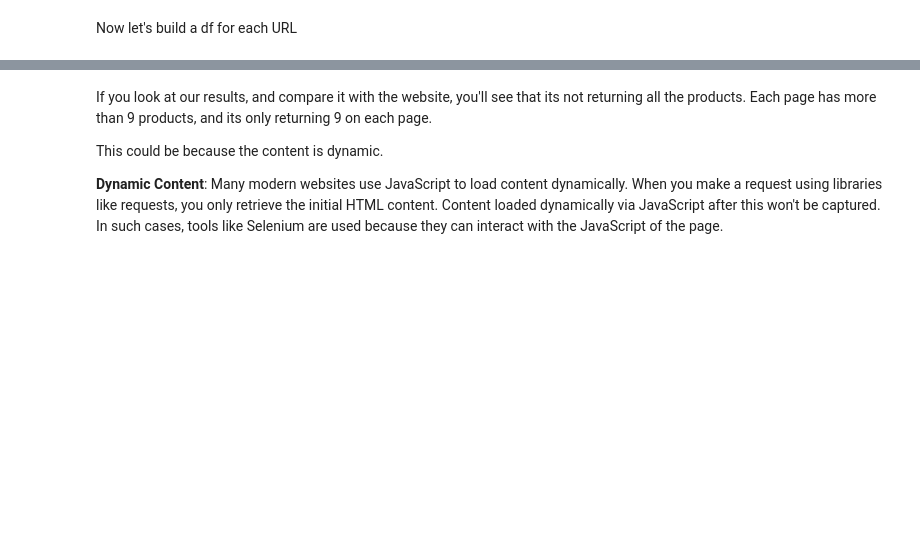
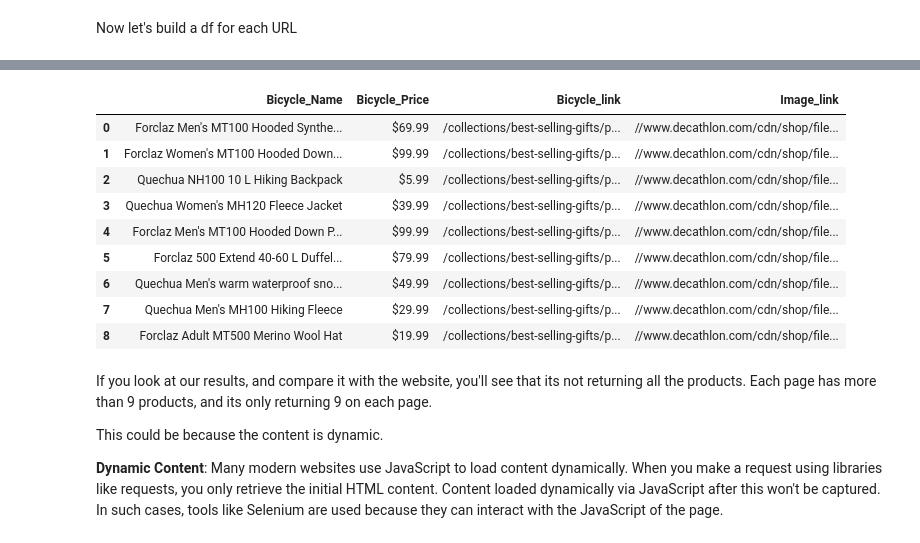
Before and after one commit to TheLazyCactus/ironhack-v4-data-lessons, a Jupyter notebook: cohorts/15_oct_24/02_data_wrangling_and_retrieval/code_along_nb/W5D3_web_scraping.ipynb, the cells around one changed output, grey strips where cells are left out. Saved outputs shown, nothing was run; the diff lists cells and outputs as text; code cells hidden in the pictures; blank space fills up the shorter version.

```diff
--- a/cohorts/15_oct_24/02_data_wrangling_and_retrieval/code_along_nb/W5D3_web_scraping.ipynb
+++ b/cohorts/15_oct_24/02_data_wrangling_and_retrieval/code_along_nb/W5D3_web_scraping.ipynb
@@ -388,8 +742,41 @@ If we were to only use `soup.find_all('section', class_='de-ProductTile-info')`,
 **Bonus:** clean the price column so you can make numerical operations.
 # %%
 def extract_bike_info(soup):
-    # your code goes here
+
+    # List the obejcts we wish to store
+    bicycle_names = []
+    bicycle_prices = []
+    product_link = []
+    image_link_list = []
+
+    # This is to grab name, price and product_link
+    components = soup.find_all("div", class_="de-ProductTile-info")
+
+    for component in components:
+        # adding the bike name to the list
+        bike_name = component.find("h4", class_ = "de-ProductTile-title").text.strip()
+        bicycle_names.append(bike_name)
+
+        # adding the bike price to the price list
+        bike_price = component.find("span", class_="js-de-ProductTile-currentPrice").text.strip()
+        bicycle_prices.append(bike_price)
+
+        # adding the product link to the product list
+        product = component.find("a", class_= "de-u-linkClean js-de-ProductTile-link js-de-ProductTile-box").get("href")
+        product_link.append(product)
+
+
+    # This is to grab image link:
+
+    image_link = soup.find_all("img", class_ = "de-ProductTile-showcaseImage js-de-ProductTile-featureImage")
+    for image in image_link:
+        image_link_list.append(image.get("src"))
+
+
+    # get the dataframe
+    df = pd.DataFrame({'Bicycle_Name':bicycle_names, 'Bicycle_Price':bicycle_prices, "Bicycle_link":product_link, "Image_link":image_link_list})
+
     return df
 # %%
-df = extract_bike_info(soup)
-df
+df_result = extract_bike_info(soup)
+df_result
@@ -409,4 +799,4 @@ This pattern in the URL can be leveraged to generate a series of URLs for web sc
 
 Please note: Depending on the current offers available at the time of this lesson, pagination might not be present. If that's the case, explore other product categories that have a substantial number of items, resulting in multiple pages.
 # %%
-pages = [f"https://www.decathlon.com/collections/deals?page={pag}" for pag in range(1,5)]
+pages = [f"https://www.decathlon.com/collections/best-selling-gifts?page={pag}" for pag in range(1,5)]
@@ -427,5 +826,17 @@ dfs[1]
 # %%
 # Concatenate all DataFrames in the list
+pd.concat(dfs)
+# %% [output]
+|  | Bicycle_Name | Bicycle_Price | Bicycle_link | Image_link |
+| 0 | Forclaz Men's MT100 Hooded Synthe... | $69.99 | /collections/best-selling-gifts/p... | //www.decathlon.com/cdn/shop/file... |
+| 1 | Forclaz Women's MT100 Hooded Down... | $99.99 | /collections/best-selling-gifts/p... | //www.decathlon.com/cdn/shop/file... |
+| 2 | Quechua NH100 10 L Hiking Backpack | $5.99 | /collections/best-selling-gifts/p... | //www.decathlon.com/cdn/shop/file... |
+| 3 | Quechua Women's MH120 Fleece Jacket | $39.99 | /collections/best-selling-gifts/p... | //www.decathlon.com/cdn/shop/file... |
+| 4 | Forclaz Men's MT100 Hooded Down P... | $99.99 | /collections/best-selling-gifts/p... | //www.decathlon.com/cdn/shop/file... |
+| 5 | Forclaz 500 Extend 40-60 L Duffel... | $79.99 | /collections/best-selling-gifts/p... | //www.decathlon.com/cdn/shop/file... |
+| 6 | Quechua Men's warm waterproof sno... | $49.99 | /collections/best-selling-gifts/p... | //www.decathlon.com/cdn/shop/file... |
+| 7 | Quechua Men's MH100 Hiking Fleece | $29.99 | /collections/best-selling-gifts/p... | //www.decathlon.com/cdn/shop/file... |
+| 8 | Forclaz Adult MT500 Merino Wool Hat | $19.99 | /collections/best-selling-gifts/p... | //www.decathlon.com/cdn/shop/file... |
 # %% [markdown]
 If you look at our results, and compare it with the website, you'll see that its not returning all the products. Each page has more than 9 products, and its only returning 9 on each page.
 
```
Also changed, not shown: parts of 56 cells of this notebook.
